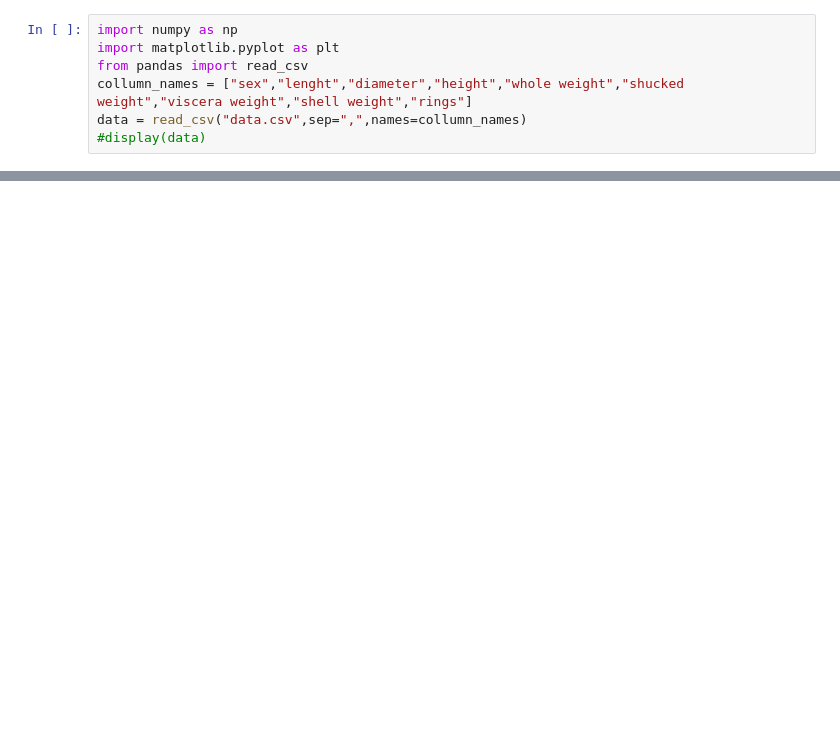
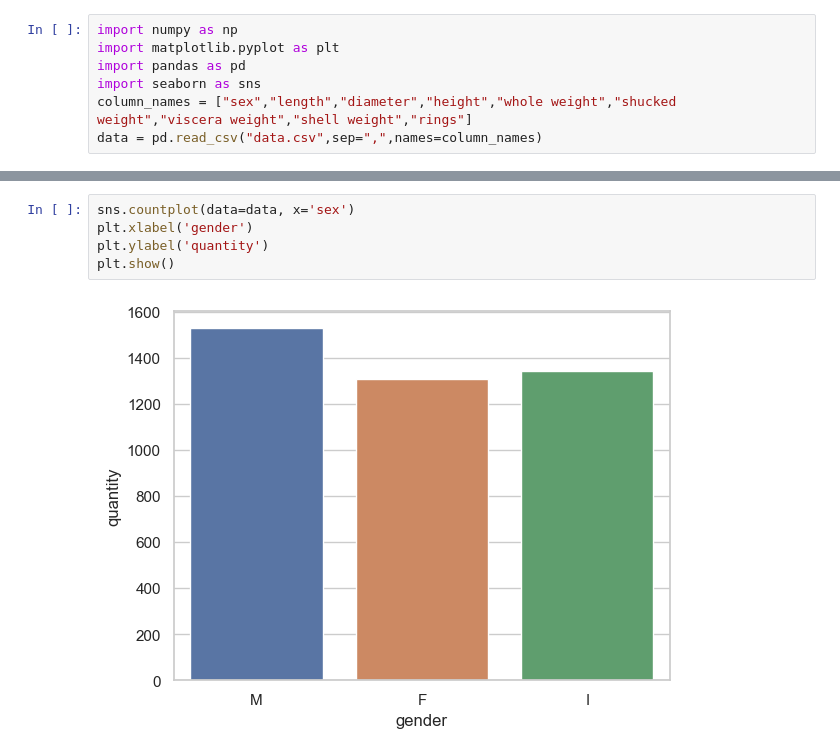
Before and after one commit to mikapikafika/python, a Jupyter notebook: zad1/main.ipynb, the cells around one changed output, grey strips where cells are left out. Drawn from its saved outputs; the diff is of its cells as text; blank space fills up the shorter version.

```diff
--- a/zad1/main.ipynb
+++ b/zad1/main.ipynb
@@ -1,7 +1,7 @@
 # %%
 import numpy as np
 import matplotlib.pyplot as plt
-from pandas import read_csv
-collumn_names = ["sex","lenght","diameter","height","whole weight","shucked weight","viscera weight","shell weight","rings"]
-data = read_csv("data.csv",sep=",",names=collumn_names)
-#display(data)
+import pandas as pd
+import seaborn as sns
+column_names = ["sex","length","diameter","height","whole weight","shucked weight","viscera weight","shell weight","rings"]
+data = pd.read_csv("data.csv",sep=",",names=column_names)
@@ -39,0 +60,7 @@ print(gender_quantity)
+# %%
+sns.countplot(data=data, x='sex')
+plt.xlabel('gender')
+plt.ylabel('quantity')
+plt.show()
+# %% [output]
+[figure, added]
```
Also changed, not shown: parts of 4 cells of this notebook.
